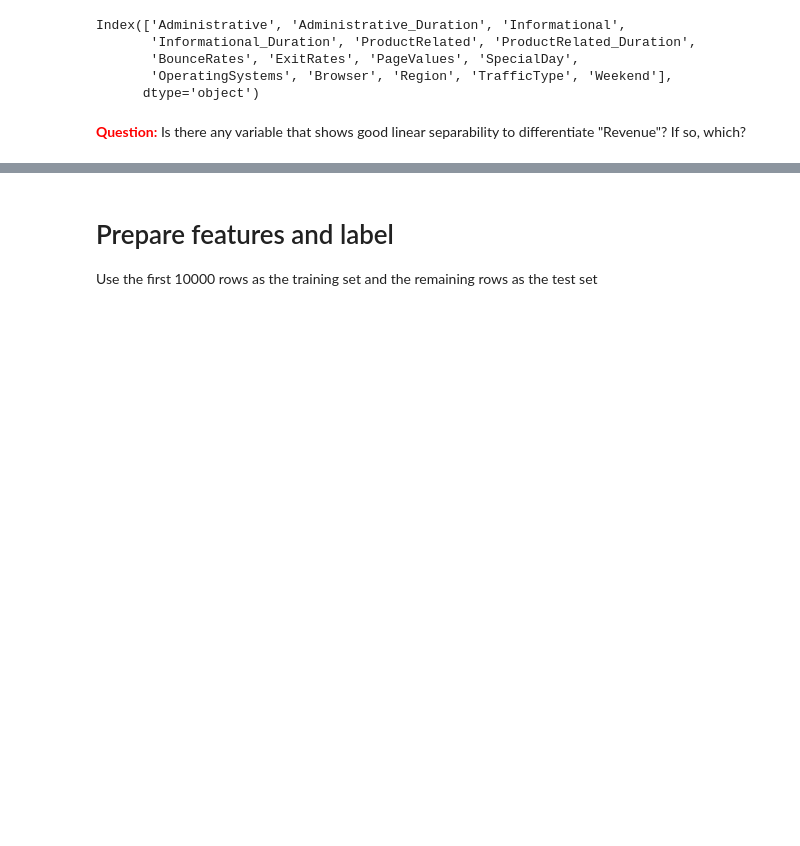
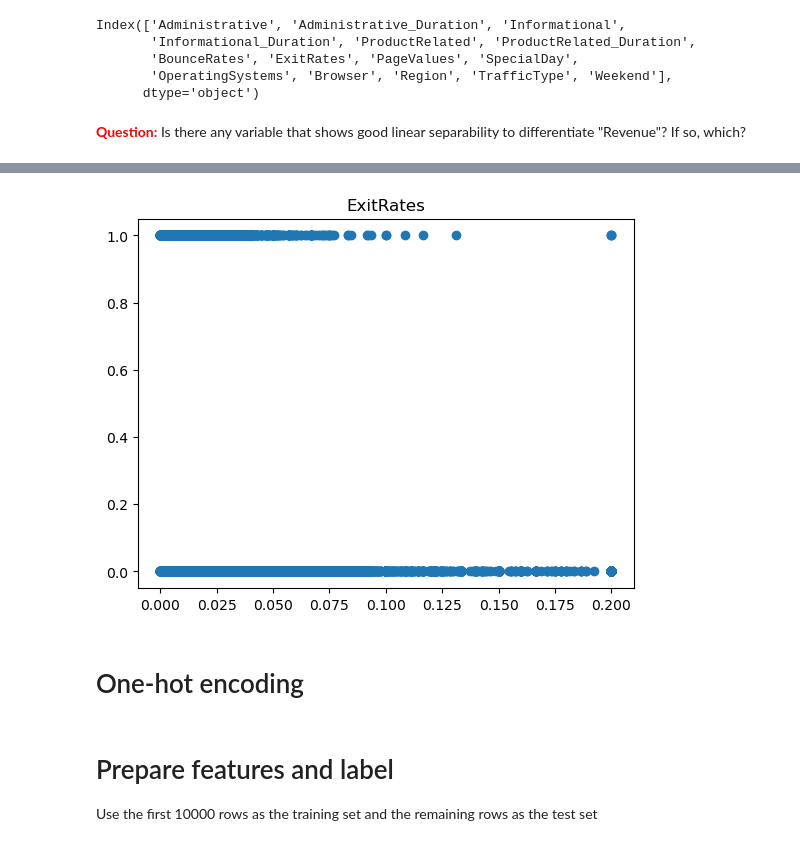
Before and after one commit to LKN-SP/MS9002, a Jupyter notebook: Hackathon/Hackathon.ipynb, the cells around one changed output, grey strips where cells are left out. Saved outputs shown, nothing was run; the diff lists cells and outputs as text; code cells hidden in the pictures; blank space fills up the shorter version.

```diff
--- a/Hackathon/Hackathon.ipynb
+++ b/Hackathon/Hackathon.ipynb
@@ -137,3 +135,15 @@ plt.show()
+# %%
+# We can make a conditional box plot for each variable against the label
+
+column = numeric_columns[7]
+
+plt.scatter(df[column], df['Revenue'])
+plt.title(column)
+plt.show()
+# %% [output]
+[figure, added]
+# %% [markdown]
+# One-hot encoding
 # %%
 from sklearn.preprocessing import OneHotEncoder
 # %%
```
Also changed, not shown: parts of 24 cells of this notebook.
